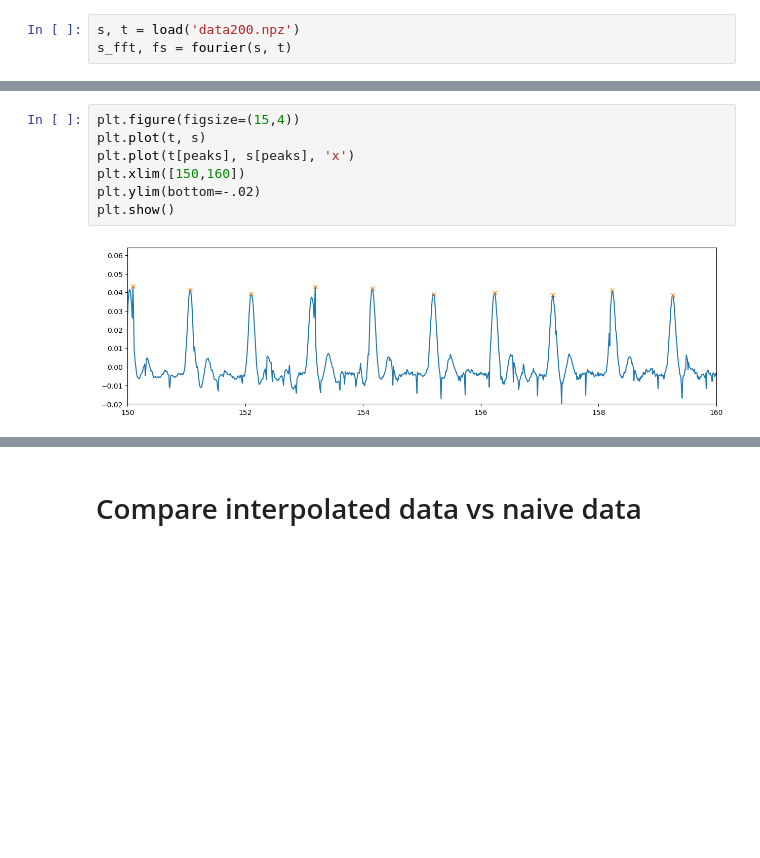
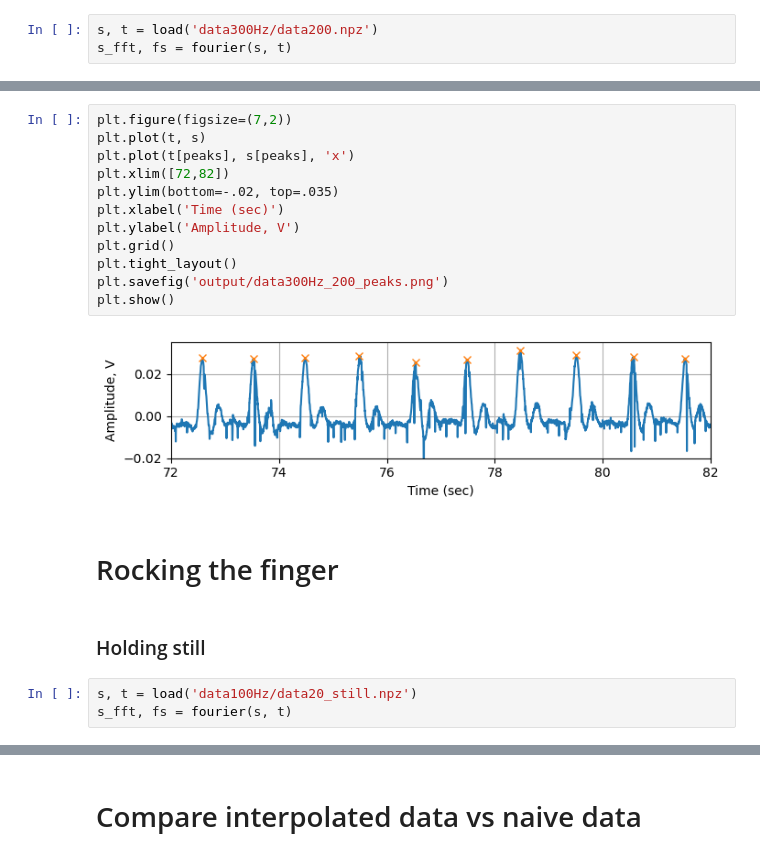
Before and after one commit to saykind/ee292s, a Jupyter notebook: project3/analysis.ipynb, the cells around one changed output, grey strips where cells are left out. Saved outputs shown, nothing was run; the diff lists cells and outputs as text; blank space fills up the shorter version.

Commit message:
Analysed data
Updated util.py, made plots.

```diff
--- a/project3/analysis.ipynb
+++ b/project3/analysis.ipynb
@@ -64,3 +3,3 @@ def find_peaks(signal, ts, min_height=0.01, min_dist=50):
 # %%
-s, t = load('data200.npz')
+s, t = load('data300Hz/data200.npz')
 s_fft, fs = fourier(s, t)
@@ -88,9 +54,21 @@ plt.show()
 # %%
-plt.figure(figsize=(15,4))
+plt.figure(figsize=(7,2))
 plt.plot(t, s)
 plt.plot(t[peaks], s[peaks], 'x')
-plt.xlim([150,160])
-plt.ylim(bottom=-.02)
+plt.xlim([72,82])
+plt.ylim(bottom=-.02, top=.035)
+plt.xlabel('Time (sec)')
+plt.ylabel('Amplitude, V')
+plt.grid()
+plt.tight_layout()
+plt.savefig('output/data300Hz_200_peaks.png')
 plt.show()
 # %% [output]
-[figure, old version]
+[figure, new version]
+# %% [markdown]
+# Rocking the finger
+# %% [markdown]
+### Holding still
+# %%
+s, t = load('data100Hz/data20_still.npz')
+s_fft, fs = fourier(s, t)
```
Also changed, not shown: parts of 16 cells of this notebook, 2 other files.
